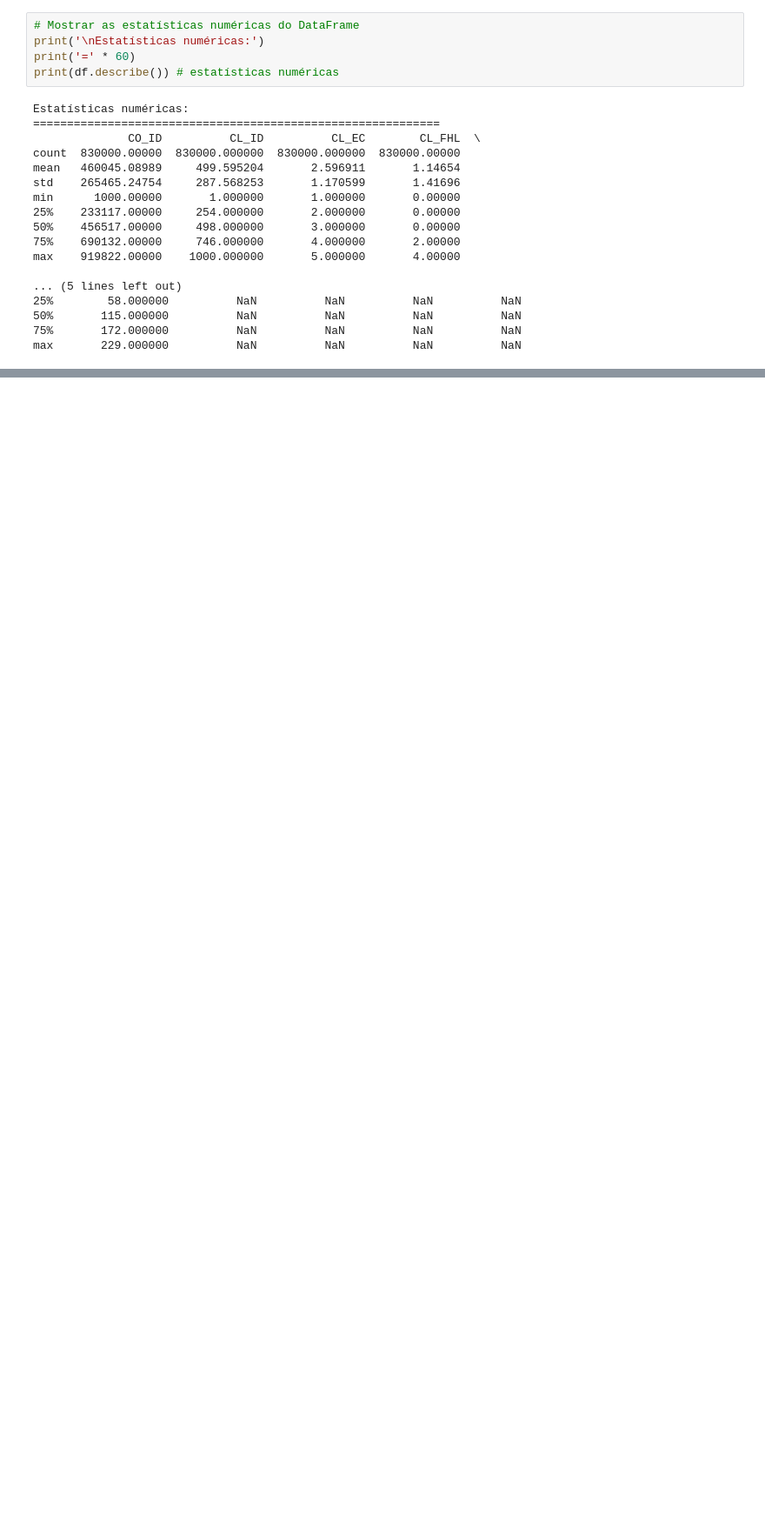
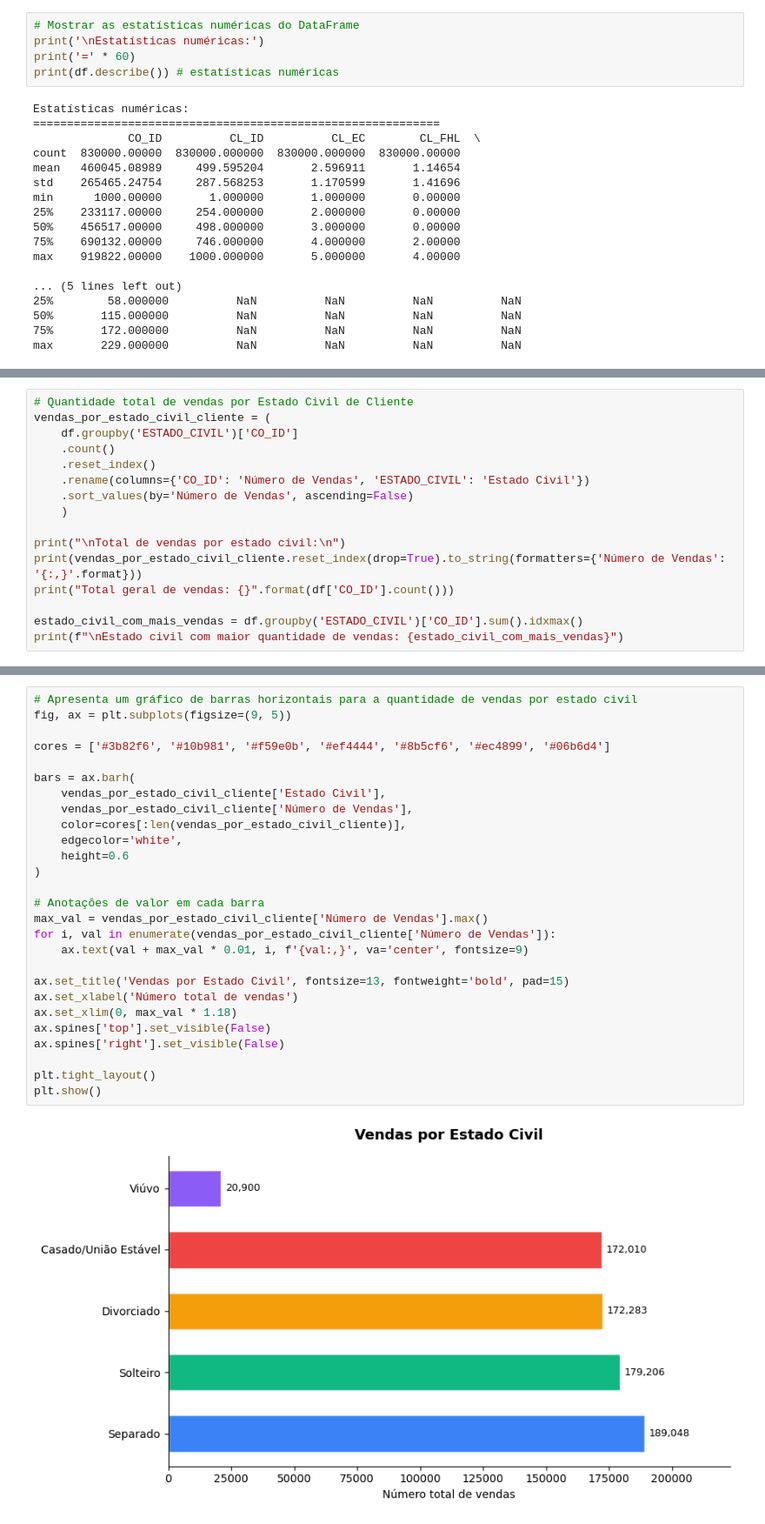
Before and after one commit to cfneves/turma02-visualizacao-de-dados, a Jupyter notebook: alunos/orlando_castro/modulo-01/mini-projeto/orlando_castro/notebook/Miniprojeto_Orlando_Castro.ipynb, the cells around one changed output, grey strips where cells are left out. Shown at 87% size. Drawn from its saved outputs; the diff is of its cells as text; blank space fills up the shorter version.

```diff
--- a/alunos/orlando_castro/modulo-01/mini-projeto/orlando_castro/notebook/Miniprojeto_Orlando_Castro.ipynb
+++ b/alunos/orlando_castro/modulo-01/mini-projeto/orlando_castro/notebook/Miniprojeto_Orlando_Castro.ipynb
@@ -132,0 +445,16 @@ max       229.000000          NaN          NaN          NaN          NaN
+# %%
+# Quantidade total de vendas por Estado Civil de Cliente
+vendas_por_estado_civil_cliente = (
+    df.groupby('ESTADO_CIVIL')['CO_ID']
+    .count()
+    .reset_index()
+    .rename(columns={'CO_ID': 'Número de Vendas', 'ESTADO_CIVIL': 'Estado Civil'})
+    .sort_values(by='Número de Vendas', ascending=False)
+    )
+
+print("\nTotal de vendas por estado civil:\n")
+print(vendas_por_estado_civil_cliente.reset_index(drop=True).to_string(formatters={'Número de Vendas': '{:,}'.format}))
+print("Total geral de vendas: {}".format(df['CO_ID'].count()))
+
+estado_civil_com_mais_vendas = df.groupby('ESTADO_CIVIL')['CO_ID'].sum().idxmax()
+print(f"\nEstado civil com maior quantidade de vendas: {estado_civil_com_mais_vendas}")
@@ -132,0 +473,29 @@ max       229.000000          NaN          NaN          NaN          NaN
+# %%
+# Apresenta um gráfico de barras horizontais para a quantidade de vendas por estado civil
+fig, ax = plt.subplots(figsize=(9, 5))
+
+cores = ['#3b82f6', '#10b981', '#f59e0b', '#ef4444', '#8b5cf6', '#ec4899', '#06b6d4']
+
+bars = ax.barh(
+    vendas_por_estado_civil_cliente['Estado Civil'],
+    vendas_por_estado_civil_cliente['Número de Vendas'],
+    color=cores[:len(vendas_por_estado_civil_cliente)],
+    edgecolor='white',
+    height=0.6
+)
+
+# Anotações de valor em cada barra
+max_val = vendas_por_estado_civil_cliente['Número de Vendas'].max()
+for i, val in enumerate(vendas_por_estado_civil_cliente['Número de Vendas']):
+    ax.text(val + max_val * 0.01, i, f'{val:,}', va='center', fontsize=9)
+
+ax.set_title('Vendas por Estado Civil', fontsize=13, fontweight='bold', pad=15)
+ax.set_xlabel('Número total de vendas')
+ax.set_xlim(0, max_val * 1.18)
+ax.spines['top'].set_visible(False)
+ax.spines['right'].set_visible(False)
+
+plt.tight_layout()
+plt.show()
+# %% [output]
+[figure, added]
```
Also changed, not shown: parts of 26 cells of this notebook, 8 other files.
